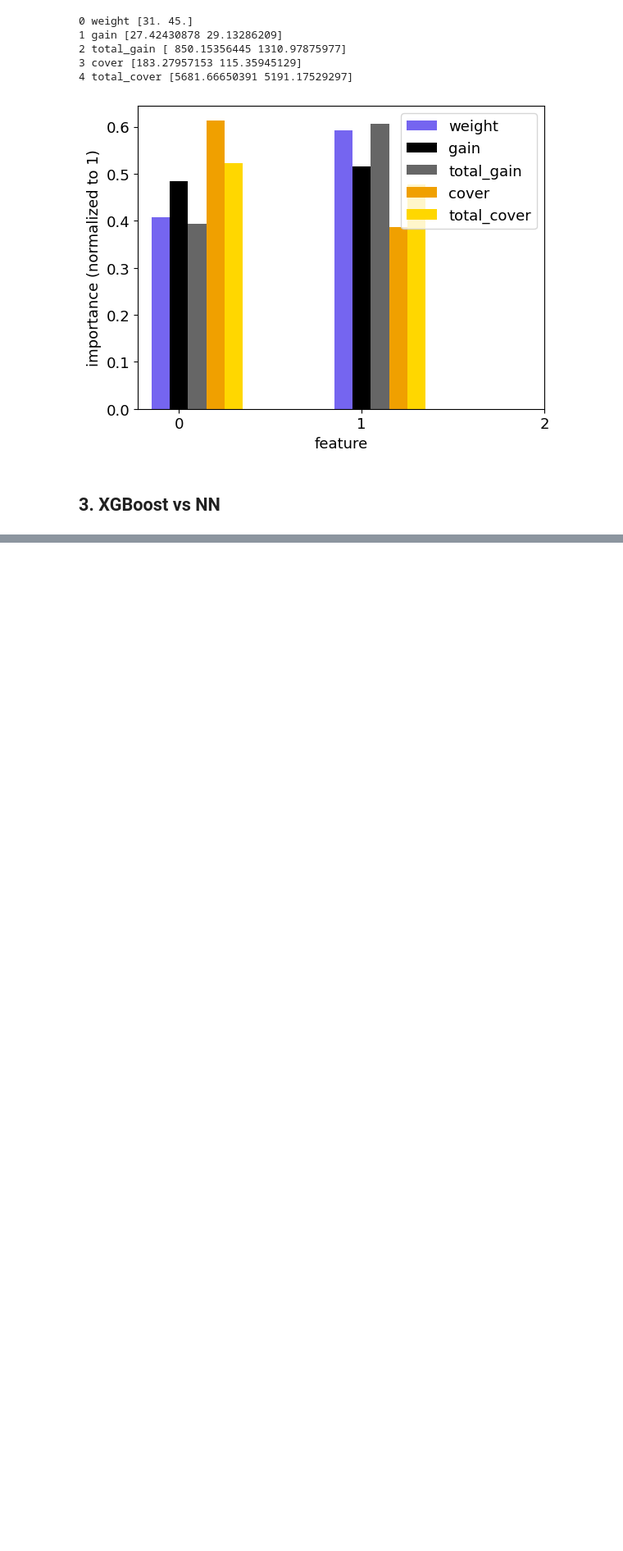
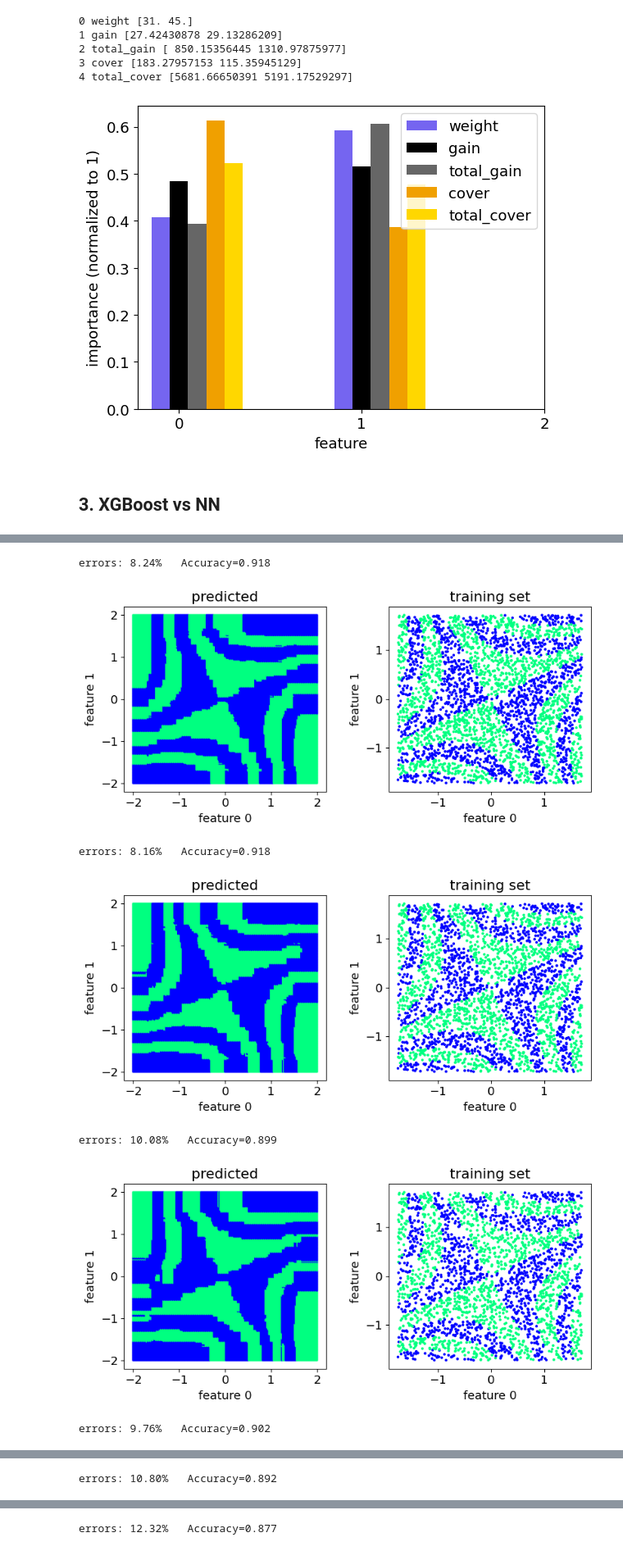
Before and after one commit to BelliLuigi/LCP-B, a Jupyter notebook: ex4/xgb_class_25.ipynb, the cells around one changed output, grey strips where cells are left out. Shown at 82% size. Cells and saved outputs as stored; diff of their text form; code cells hidden in the pictures; blank space fills up the shorter version.

```diff
--- a/ex4/xgb_class_25.ipynb
+++ b/ex4/xgb_class_25.ipynb
@@ -600,8 +621,12 @@ plt.show()
 # %%
+#########Original Model##############
 from keras.optimizers import SGD
 from keras.models import Sequential
 from keras.layers import Dense, Dropout
 from keras.callbacks import EarlyStopping
+from numpy.random import Generator, PCG64
+
+rng = Generator(PCG64(42))  # usa il bit generator PCG64 con seed 42
 
 def build_model():
     model = Sequential()
@@ -629,4 +682,4 @@ def build_model():
 # %%
-best_model = build_model()
-fit = best_model.fit(x_train, y_train, batch_size = 50, validation_data=(x_test,y_test), verbose=0) # Training best model and evaluating it using the test dataset
+best_model = build_model_improved()
+fit = best_model.fit(x_train, y_train, batch_size = 50, validation_data=(x_test,y_test), verbose=0,) # Training best model and evaluating it using the test dataset
 # %%
@@ -663,0 +714,3 @@ NameError: name 'models' is not defined
+# %%
+best_model, results = k_fold_cross_validation(x_train, y_train, 5)
+print("Cross-validation results (mean, std):", results)
@@ -663,0 +719,13 @@ NameError: name 'models' is not defined
+# %%
+#####CV per NN
+x_range = [round(0.9 ** i, 3) for i in range(1, 8)]
+NN_accuracies_values = []
+for fraction in x_range[::-1]:
+    num_samples = int(len(x_train) * fraction)
+    sample_idx = np.random.choice(len(x_train), size=num_samples, replace=False)
+    sample_x_train, sample_y_train = x_train[sample_idx],y_train[sample_idx]
+    _, results = k_fold_cross_validation(sample_x_train, sample_y_train, 5)
+
+    NN_accuracies_values.append(results[0])
+
+    print("Cross-validation results (mean, std):", results)
@@ -663,0 +740,25 @@ NameError: name 'models' is not defined
+# %%
+learning_rate=0.4
+n_estimators=44
+reg_lambda=1e-4
+xgb_best_model = XGBClassifier(seed=1,
+                    objective='binary:logistic',
+                    importance_type="gain",
+                    learning_rate=learning_rate,
+                    reg_lambda=reg_lambda,
+                    n_estimators=n_estimators)
+accuracy_values = []
+
+for fraction in np.arange(1,8):
+    num_samples = int(len(x_train) * 0.9)
+    sample_idx = np.random.choice(len(x_train), size=num_samples, replace=False)
+    x_train, y_train = x_train[sample_idx],y_train[sample_idx]
+    accuracy_values.append(classify(clf=xgb_best_model,show=False))
+# %% [output]
+errors: 8.24%   Accuracy=0.918
+[figure, added]
+errors: 8.16%   Accuracy=0.918
+[figure, added]
+errors: 10.08%   Accuracy=0.899
+[figure, added]
+errors: 9.76%   Accuracy=0.902
@@ -663,0 +766 @@ NameError: name 'models' is not defined
+errors: 10.80%   Accuracy=0.892
@@ -663,0 +768 @@ NameError: name 'models' is not defined
+errors: 12.32%   Accuracy=0.877
```
Also changed, not shown: parts of 12 cells of this notebook, 2 other files.
